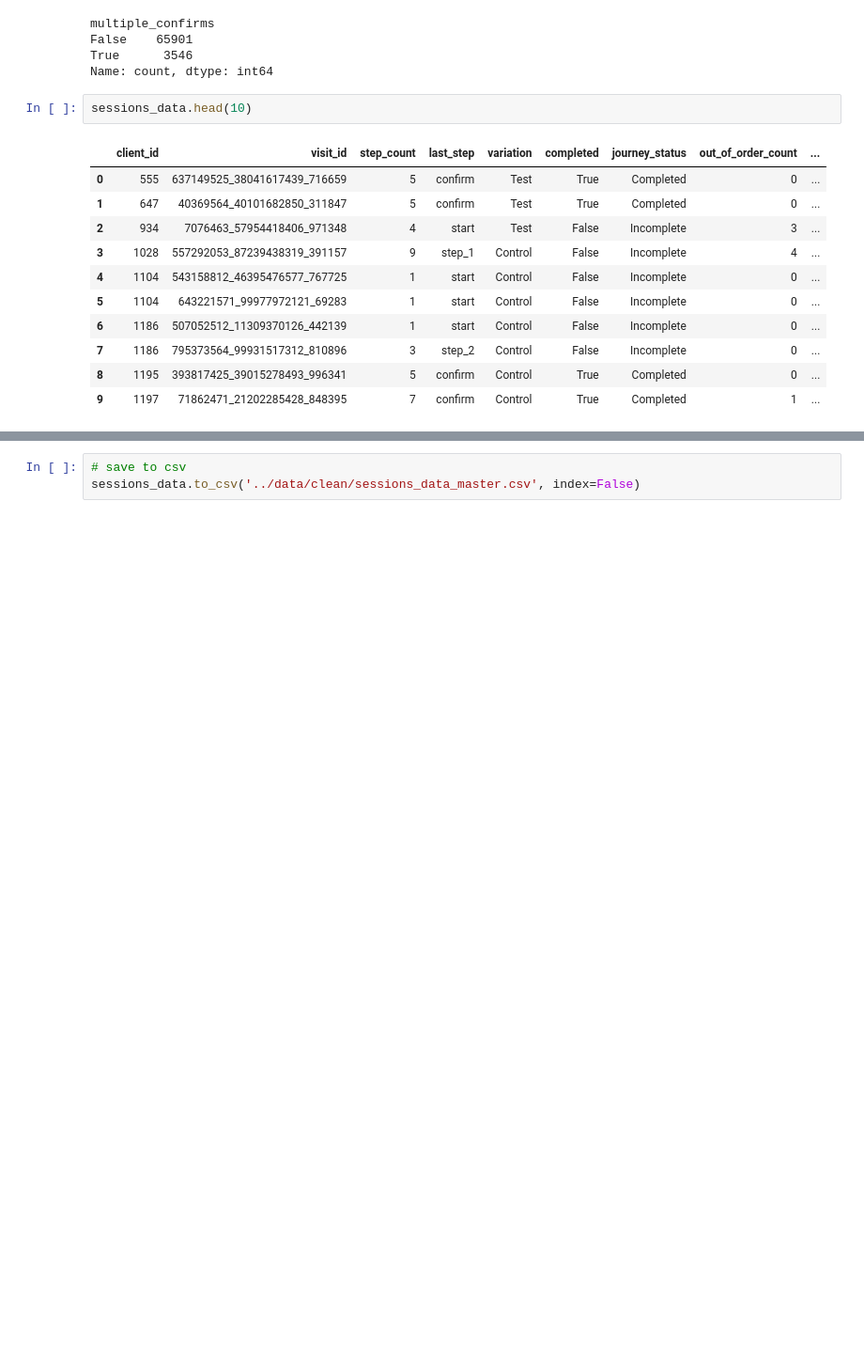
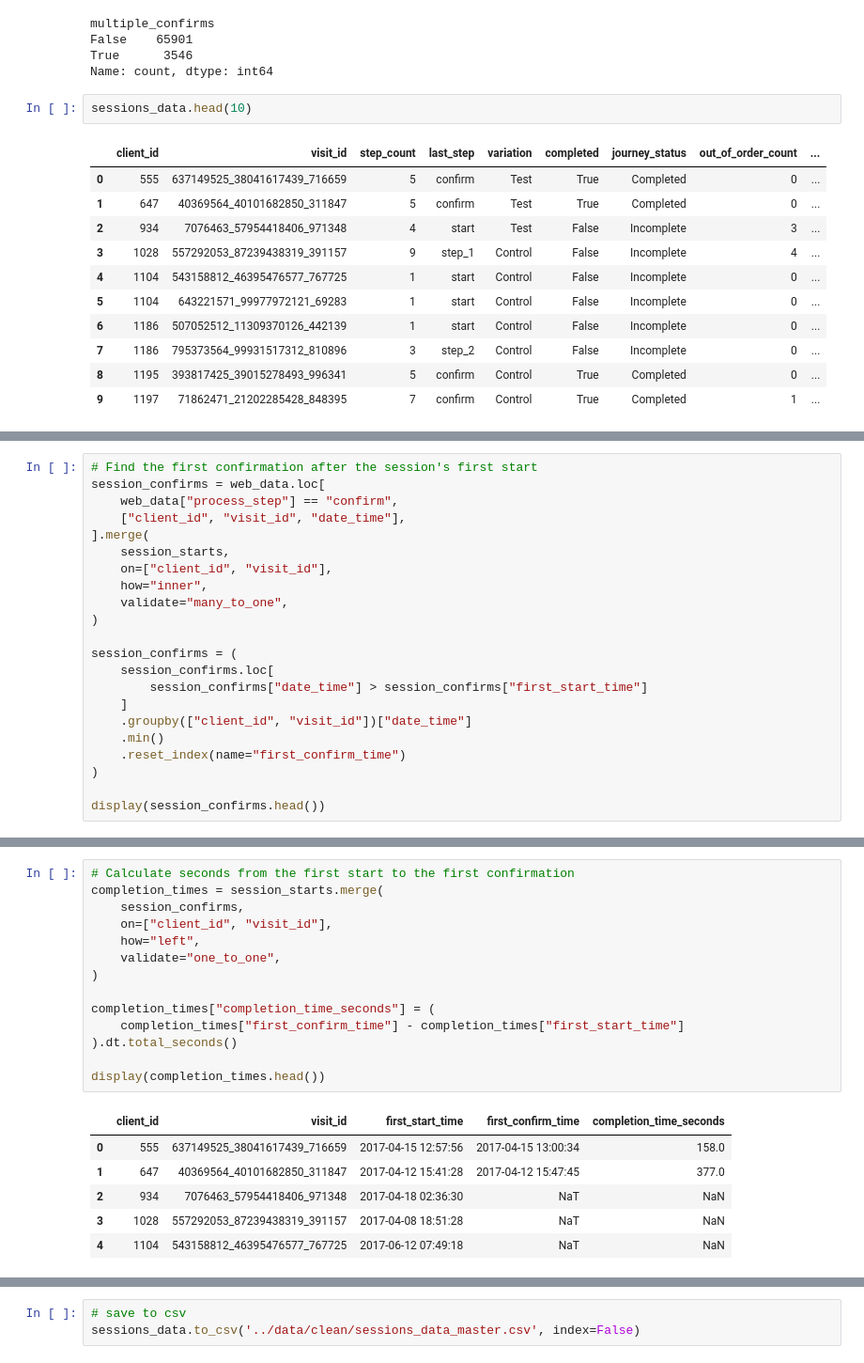
Before and after one commit to gebra117649/vanguard-project, a Jupyter notebook: notebooks/master_session_data.ipynb, the cells around one changed output, grey strips where cells are left out. Shown at 94% size. Saved outputs shown, nothing was run; the diff lists cells and outputs as text; blank space fills up the shorter version.

```diff
--- a/notebooks/master_session_data.ipynb
+++ b/notebooks/master_session_data.ipynb
@@ -745,0 +822,22 @@ memory usage: 7.2 MB
+# %%
+# Find the first confirmation after the session's first start
+session_confirms = web_data.loc[
+    web_data["process_step"] == "confirm",
+    ["client_id", "visit_id", "date_time"],
+].merge(
+    session_starts,
+    on=["client_id", "visit_id"],
+    how="inner",
+    validate="many_to_one",
+)
+
+session_confirms = (
+    session_confirms.loc[
+        session_confirms["date_time"] > session_confirms["first_start_time"]
+    ]
+    .groupby(["client_id", "visit_id"])["date_time"]
+    .min()
+    .reset_index(name="first_confirm_time")
+)
+
+display(session_confirms.head())
@@ -745,0 +851,21 @@ memory usage: 7.2 MB
+# %%
+# Calculate seconds from the first start to the first confirmation
+completion_times = session_starts.merge(
+    session_confirms,
+    on=["client_id", "visit_id"],
+    how="left",
+    validate="one_to_one",
+)
+
+completion_times["completion_time_seconds"] = (
+    completion_times["first_confirm_time"] - completion_times["first_start_time"]
+).dt.total_seconds()
+
+display(completion_times.head())
+# %% [output]
+|  | client_id | visit_id | first_start_time | first_confirm_time | completion_time_seconds |
+| 0 | 555 | 637149525_38041617439_716659 | 2017-04-15 12:57:56 | 2017-04-15 13:00:34 | 158.0 |
+| 1 | 647 | 40369564_40101682850_311847 | 2017-04-12 15:41:28 | 2017-04-12 15:47:45 | 377.0 |
+| 2 | 934 | 7076463_57954418406_971348 | 2017-04-18 02:36:30 | NaT | NaN |
+| 3 | 1028 | 557292053_87239438319_391157 | 2017-04-08 18:51:28 | NaT | NaN |
+| 4 | 1104 | 543158812_46395476577_767725 | 2017-06-12 07:49:18 | NaT | NaN |
```
Also changed, not shown: parts of 9 cells of this notebook, 3 other files.
